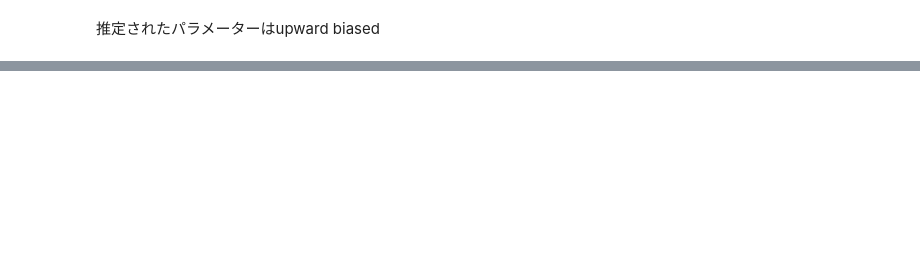
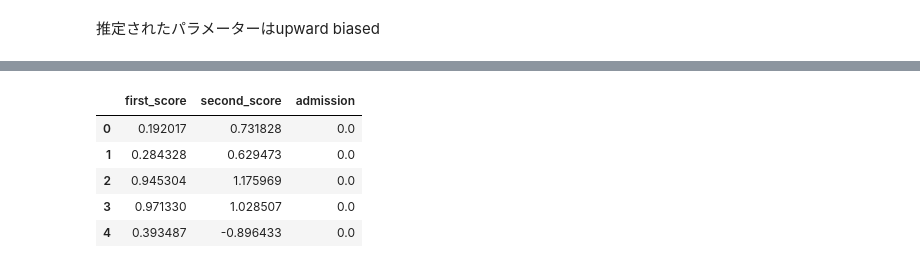
Before and after one commit to RyoNakagami/causal_inference, a Jupyter notebook: why_empirical_design_matters.ipynb, the cells around one changed output, grey strips where cells are left out. Drawn from its saved outputs; the diff is of its cells as text; code cells hidden in the pictures; blank space fills up the shorter version.

```diff
--- a/why_empirical_design_matters.ipynb
+++ b/why_empirical_design_matters.ipynb
@@ -171,0 +183,22 @@ plt.plot(T, y_hat, alpha = 0.5, color = 'r')
+# %%
+np.random.seed(10101)
+
+n = 250
+first_score = np.random.normal(loc=1, scale=1, size=n)
+second_score = np.random.normal(loc=1, scale=1, size=n)
+
+score = first_score + second_score
+cutoff = np.percentile(score, 85)
+is_admitted = score > cutoff
+
+data = np.array([first_score, second_score, is_admitted]).T
+columns = ['first_score', 'second_score', 'admission']
+df = pd.DataFrame(data=data, columns=columns)
+df.head()
+# %% [output]
+|  | first_score | second_score | admission |
+| 0 | 0.192017 | 0.731828 | 0.0 |
+| 1 | 0.284328 | 0.629473 | 0.0 |
+| 2 | 0.945304 | 1.175969 | 0.0 |
+| 3 | 0.971330 | 1.028507 | 0.0 |
+| 4 | 0.393487 | -0.896433 | 0.0 |
```
Also changed, not shown: parts of 14 cells of this notebook, 6 other files.
